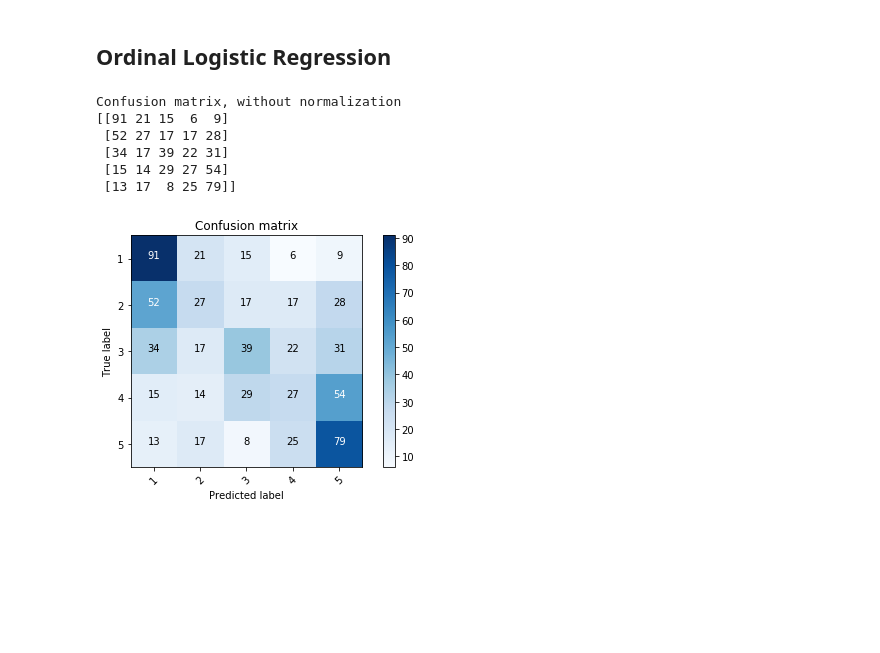
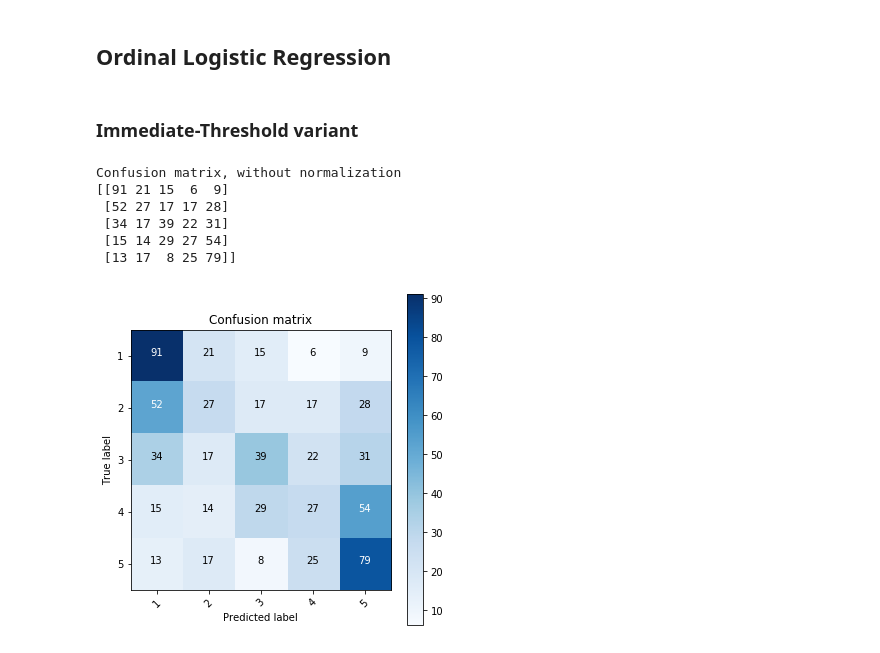
Before and after one commit to raulds77/inference_project, a Jupyter notebook: Observable PCA.ipynb, the cells around one changed output. Cells and saved outputs as stored; diff of their text form; code cells hidden in the pictures; blank space fills up the shorter version.

Commit message:
more logistic models

```diff
--- a/Observable PCA.ipynb
+++ b/Observable PCA.ipynb
@@ -173,19 +179,20 @@ plt.show()
 
 y_true = np.array( y_pca1)  # np.array( list(map(int,personality['Writing notes'] ))) # test_y
 x_fit = np.concatenate( [ pca_proj['interests'][:,:10] , pca_proj['music'][:,:5] , pca_proj['movies'][:,:4]   ], axis=1)
-
-
-ord_logit = mord.LogisticIT(alpha=1.0)
-ord_logit.fit(X = x_fit, y = y_true )
-
-y_pred = ord_logit.predict(x_fit)
-
-plot_confusion_matrix( confusion_matrix( y_true , y_pred ) , classes=[1,2,3,4,5] )
-# %% [output]
-Confusion matrix, without normalization
-[[91 21 15  6  9]
- [52 27 17 17 28]
- [34 17 39 22 31]
- [15 14 29 27 54]
- [13 17  8 25 79]]
-[figure, removed]
+# %% [markdown]
+###  Immediate-Threshold variant
+# %%
+ord_logit = mord.LogisticIT(alpha=1.0)
+ord_logit.fit(X = x_fit, y = y_true )
+
+y_pred = ord_logit.predict(x_fit)
+
+plot_confusion_matrix( confusion_matrix( y_true , y_pred ) , classes=[1,2,3,4,5] ,size = 5)
+# %% [output]
+Confusion matrix, without normalization
+[[91 21 15  6  9]
+ [52 27 17 17 28]
+ [34 17 39 22 31]
+ [15 14 29 27 54]
+ [13 17  8 25 79]]
+[figure, added]
```
Also changed, not shown: parts of 7 cells of this notebook, 2 other files.
